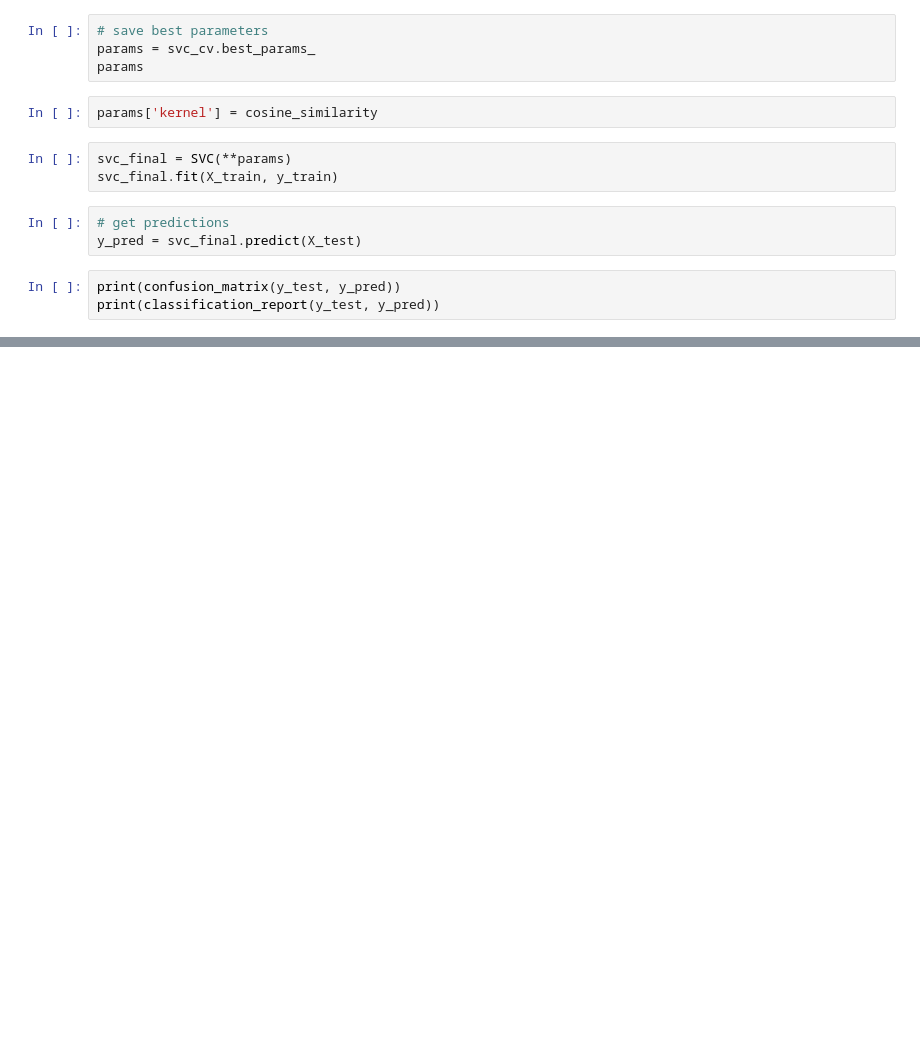
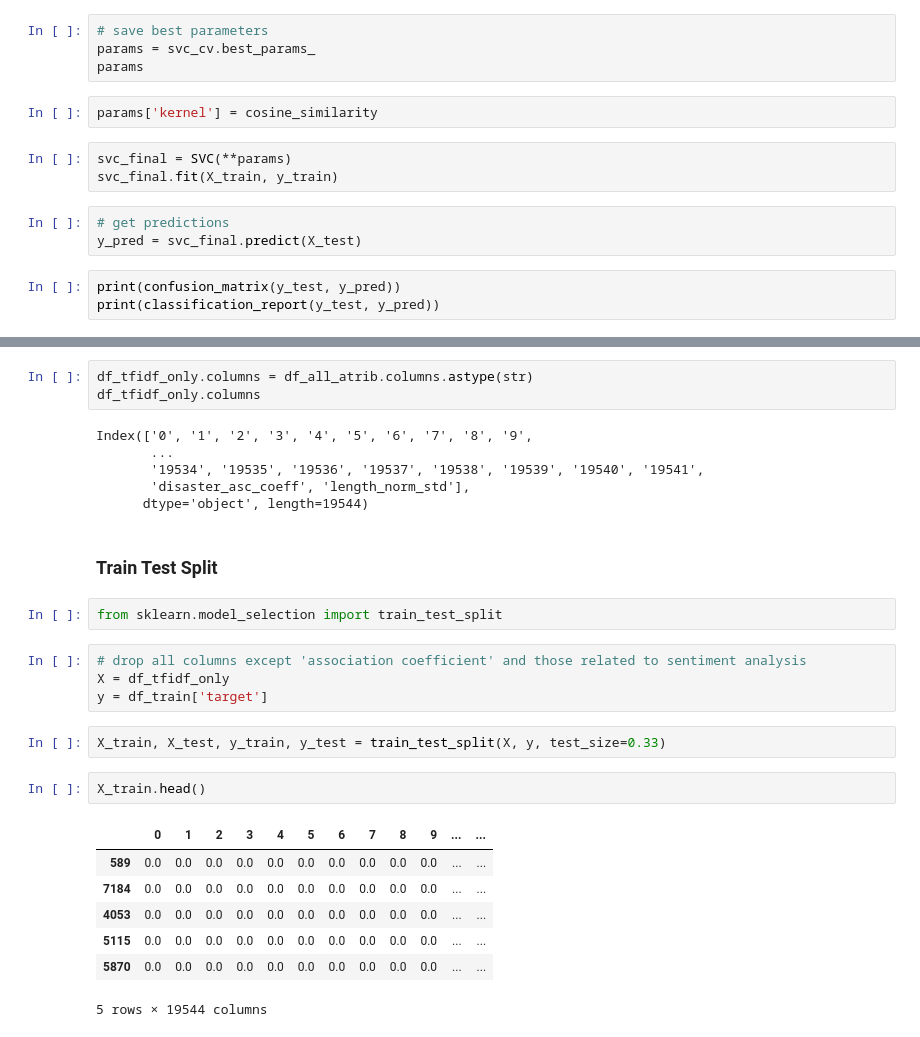
Before and after one commit to Shiska07/Information-Retreval-and-Natural-Language-Processing, a Jupyter notebook: Disaster_Tweets_Classification/2 - Classification using tf-idf Vector Space Model.ipynb, the cells around one changed output, grey strips where cells are left out. Saved outputs shown, nothing was run; the diff lists cells and outputs as text; blank space fills up the shorter version.

```diff
--- a/Disaster_Tweets_Classification/2 - Classification using tf-idf Vector Space Model.ipynb
+++ b/Disaster_Tweets_Classification/2 - Classification using tf-idf Vector Space Model.ipynb
@@ -404,0 +372,29 @@ print(classification_report(y_test, y_pred))
+# %%
+df_tfidf_only.columns = df_all_atrib.columns.astype(str)
+df_tfidf_only.columns
+# %% [output]
+Index(['0', '1', '2', '3', '4', '5', '6', '7', '8', '9',
+       ...
+       '19534', '19535', '19536', '19537', '19538', '19539', '19540', '19541',
+       'disaster_asc_coeff', 'length_norm_std'],
+      dtype='object', length=19544)
+# %% [markdown]
+### Train Test Split
+# %%
+from sklearn.model_selection import train_test_split
+# %%
+# drop all columns except 'association coefficient' and those related to sentiment analysis
+X = df_tfidf_only
+y = df_train['target']
+# %%
+X_train, X_test, y_train, y_test = train_test_split(X, y, test_size=0.33)
+# %%
+X_train.head()
+# %% [output]
+|  | 0 | 1 | 2 | 3 | 4 | 5 | 6 | 7 | 8 | 9 | ... | ... |
+| 589 | 0.0 | 0.0 | 0.0 | 0.0 | 0.0 | 0.0 | 0.0 | 0.0 | 0.0 | 0.0 | ... | ... |
+| 7184 | 0.0 | 0.0 | 0.0 | 0.0 | 0.0 | 0.0 | 0.0 | 0.0 | 0.0 | 0.0 | ... | ... |
+| 4053 | 0.0 | 0.0 | 0.0 | 0.0 | 0.0 | 0.0 | 0.0 | 0.0 | 0.0 | 0.0 | ... | ... |
+| 5115 | 0.0 | 0.0 | 0.0 | 0.0 | 0.0 | 0.0 | 0.0 | 0.0 | 0.0 | 0.0 | ... | ... |
+| 5870 | 0.0 | 0.0 | 0.0 | 0.0 | 0.0 | 0.0 | 0.0 | 0.0 | 0.0 | 0.0 | ... | ... |
+5 rows × 19544 columns
```
Also changed, not shown: parts of 40 cells of this notebook.
